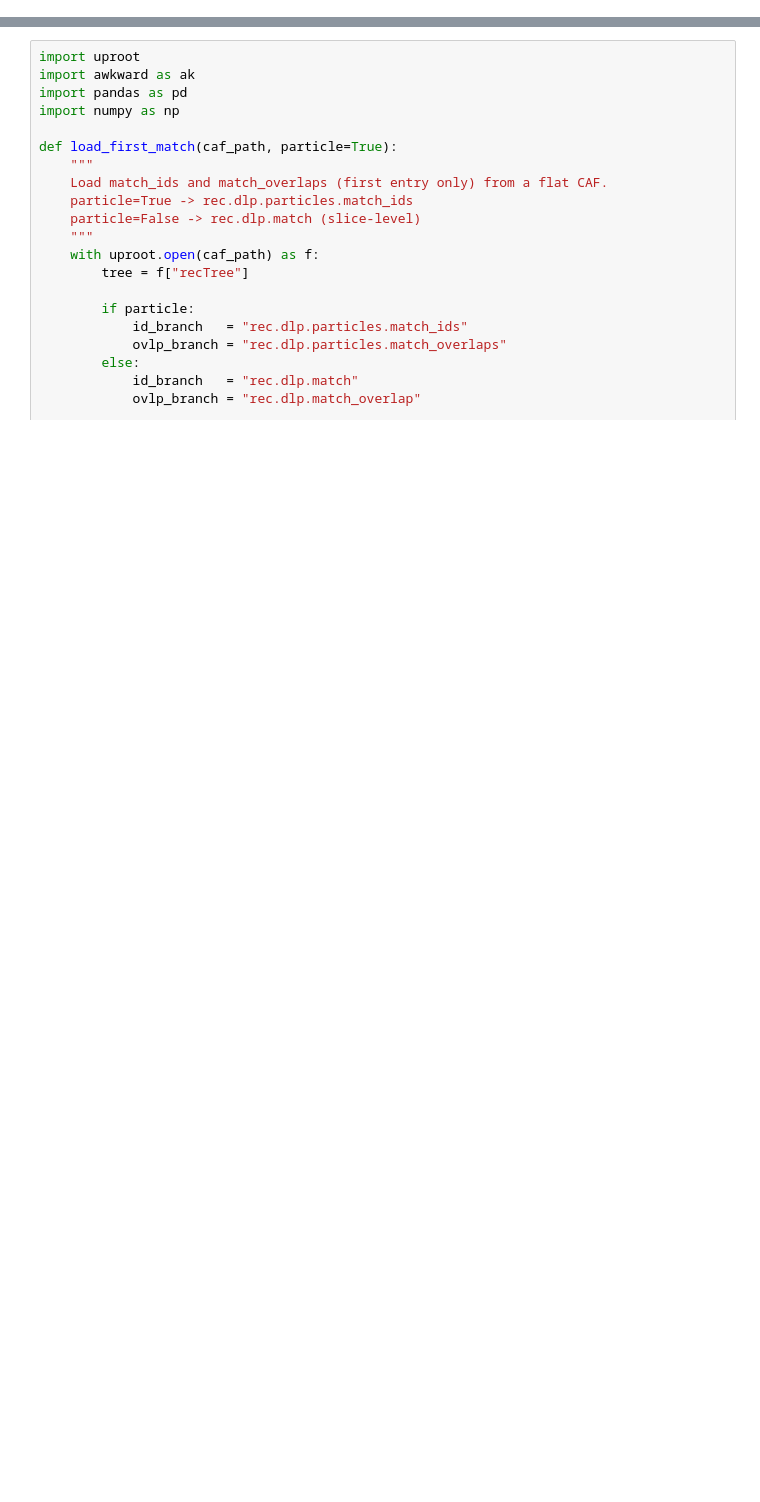
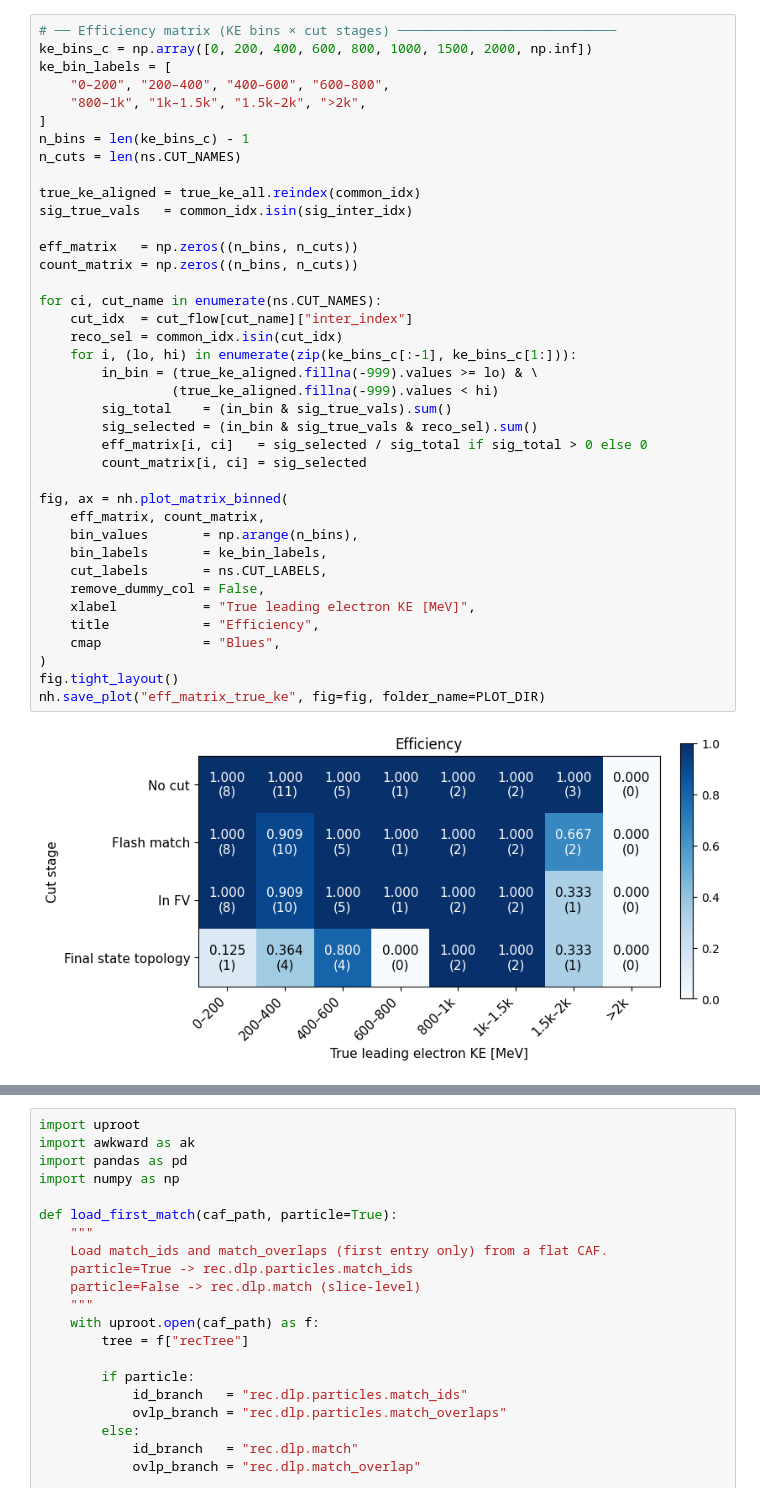
Before and after one commit to castalyfan1012/cafpyana, a Jupyter notebook: analysis_village/nueCC/nue_selection.ipynb, the cells around one changed output, grey strips where cells are left out. Cells and saved outputs as stored; diff of their text form; blank space fills up the shorter version.

```diff
--- a/analysis_village/nueCC/nue_selection.ipynb
+++ b/analysis_village/nueCC/nue_selection.ipynb
@@ -210,0 +325,41 @@ Cut                          N inter    Purity  Efficiency
+# %%
+# ── Efficiency matrix (KE bins × cut stages) ────────────────────────────
+ke_bins_c = np.array([0, 200, 400, 600, 800, 1000, 1500, 2000, np.inf])
+ke_bin_labels = [
+    "0–200", "200–400", "400–600", "600–800",
+    "800–1k", "1k–1.5k", "1.5k–2k", ">2k",
+]
+n_bins = len(ke_bins_c) - 1
+n_cuts = len(ns.CUT_NAMES)
+
+true_ke_aligned = true_ke_all.reindex(common_idx)
+sig_true_vals   = common_idx.isin(sig_inter_idx)
+
+eff_matrix   = np.zeros((n_bins, n_cuts))
+count_matrix = np.zeros((n_bins, n_cuts))
+
+for ci, cut_name in enumerate(ns.CUT_NAMES):
+    cut_idx  = cut_flow[cut_name]["inter_index"]
+    reco_sel = common_idx.isin(cut_idx)
+    for i, (lo, hi) in enumerate(zip(ke_bins_c[:-1], ke_bins_c[1:])):
+        in_bin = (true_ke_aligned.fillna(-999).values >= lo) & \
+                 (true_ke_aligned.fillna(-999).values < hi)
+        sig_total    = (in_bin & sig_true_vals).sum()
+        sig_selected = (in_bin & sig_true_vals & reco_sel).sum()
+        eff_matrix[i, ci]   = sig_selected / sig_total if sig_total > 0 else 0
+        count_matrix[i, ci] = sig_selected
+
+fig, ax = nh.plot_matrix_binned(
+    eff_matrix, count_matrix,
+    bin_values       = np.arange(n_bins),
+    bin_labels       = ke_bin_labels,
+    cut_labels       = ns.CUT_LABELS,
+    remove_dummy_col = False,
+    xlabel           = "True leading electron KE [MeV]",
+    title            = "Efficiency",
+    cmap             = "Blues",
+)
+fig.tight_layout()
+nh.save_plot("eff_matrix_true_ke", fig=fig, folder_name=PLOT_DIR)
+# %% [output]
+[figure, added]
```
Also changed, not shown: parts of 44 cells of this notebook, 9 other files.
